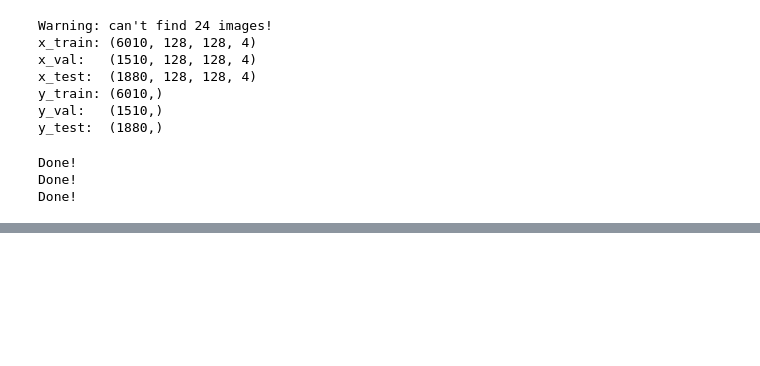
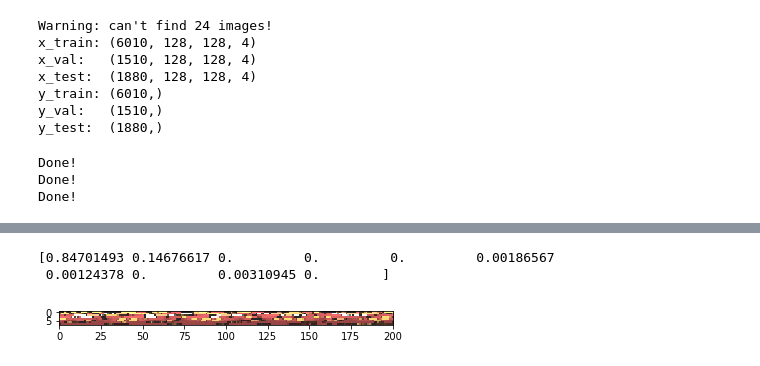
Before and after one commit to benshare/pokemon-learning, a Jupyter notebook: ColorHistogram.ipynb, the cells around one changed output, grey strips where cells are left out. Saved outputs shown, nothing was run; the diff lists cells and outputs as text; code cells hidden in the pictures; blank space fills up the shorter version.

```diff
--- a/ColorHistogram.ipynb
+++ b/ColorHistogram.ipynb
@@ -75,0 +285,25 @@ Done!
+# %%
+# Demo of how histogramming works
+
+im = x_train[0]
+nbin = 10
+xmin=0
+xmax=255
+normalized=True
+ndim = im.ndim
+bins = np.linspace(xmin, xmax, nbin+1)
+
+im2 = im.reshape(-1,4)
+im2 = im2[im2[:,3]>0]
+im3 = im2.reshape(8,-1,4)  # happened to be divisible by 8
+plt.imshow(im3)
+
+hsv = rgb_to_hsv(im[:,:,0:3]/xmax) * xmax
+imhist, bin_edges = np.histogram(hsv[:,:,0][im[:,:,3]>0], bins=bins, density=normalized)
+imhist = imhist * np.diff(bin_edges)
+
+print(imhist)
+# %% [output]
+[0.84701493 0.14676617 0.         0.         0.         0.00186567
+ 0.00124378 0.         0.00310945 0.        ]
+[figure, added]
```
Also changed, not shown: parts of 13 cells of this notebook, 3 other files.
